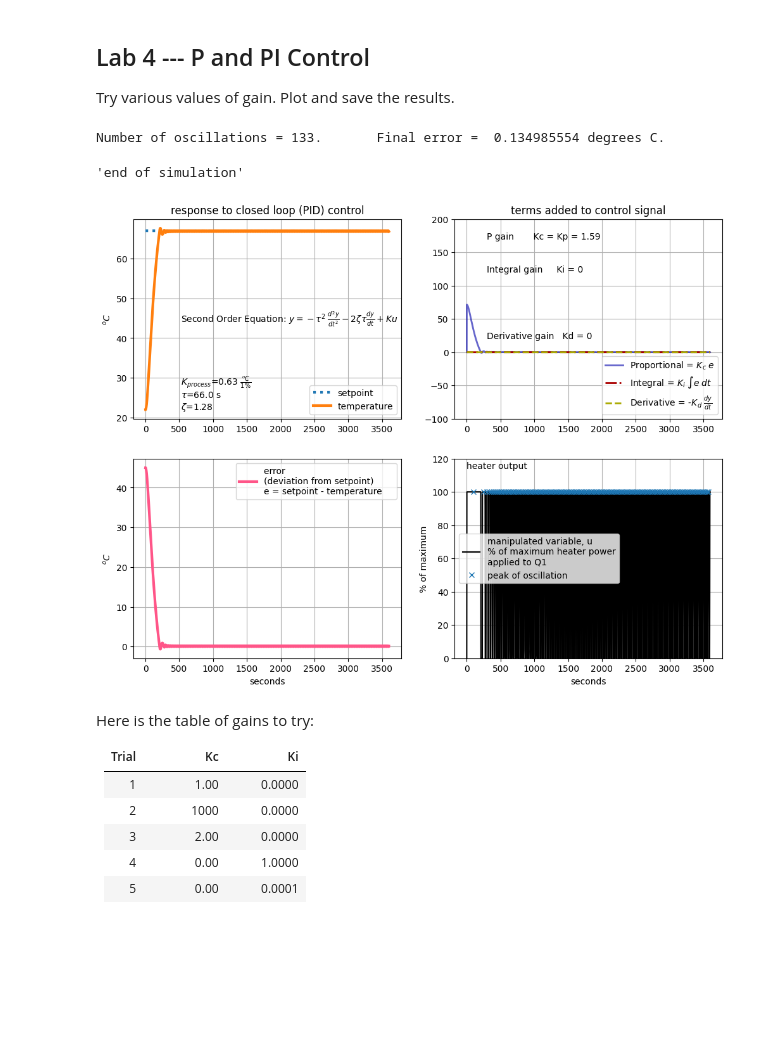
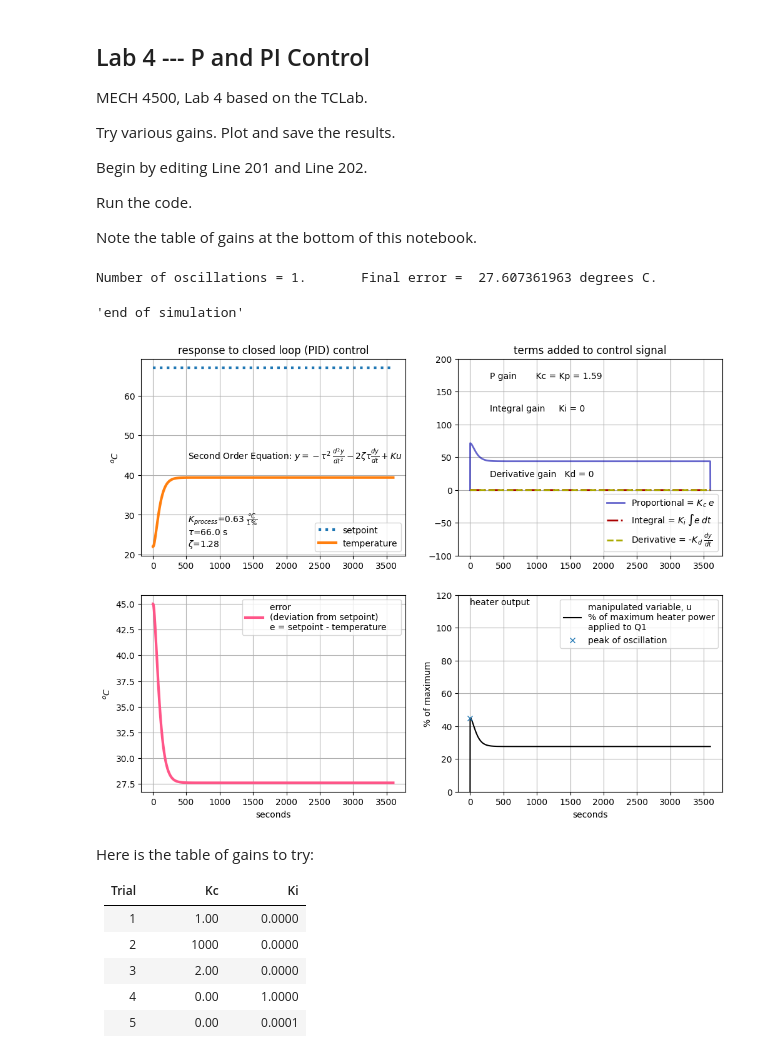
Before and after one commit to timhak/mech4500, a Jupyter notebook: Feb_05_Lab.ipynb, the cells around one changed output. Saved outputs shown, nothing was run; the diff lists cells and outputs as text; code cells hidden in the pictures; blank space fills up the shorter version.

Commit message:
set initial gains to 1,0,0,0 ;  pointed out the table at the end of the notebook

```diff
--- a/Feb_05_Lab.ipynb
+++ b/Feb_05_Lab.ipynb
@@ -1,7 +3,15 @@
 # %% [markdown]
 ## Lab 4 --- P and PI Control
 
-Try various values of gain.  Plot and save the results.
+MECH 4500, Lab 4 based on the TCLab.
+
+Try various gains.  Plot and save the results.
+
+Begin by editing Line 201 and Line 202.
+
+Run the code.
+
+Note the table of gains at the bottom of this notebook.
 # %%
 """
 Tune a P, PI, and PID controller.
@@ -24,7 +34,7 @@ from scipy.signal import find_peaks
 k= 0.63       # process gain, in 63 degC per 100 percent power
               # units = degC per 1% power
 tau=66.0   # time constant in seconds
-zeta=1.28  # no units, damping cooefficient (under, critical, over damped)
+zeta=1.28  # no units, damping cooefficient
 
 n=3600 # number of seconds for this simulation
 t=np.linspace(0,n,n+1)
@@ -185,36 +195,36 @@ def run_controller(Kc,Ki,Kd,Kf):
                              # last row (last=-1) gives results of this step
     # end of loop through all steps in time
 
     # CLEANUP by truncating tail end of the array (for prettier plot)
     u[n]=u[n-1]
     e[n]=e[n-1]=e[n-2]
     inte[n]=inte[n-1]
 
     # RETURN VECTORS OF: system output, PID signal, and error
     return(y,u,e)
     # END of run_controller()
 
 # *** note ***: starr gains fast response are:
 Kc=1/k    # proportional gain
 Ki=1/tau  # integral gain
 Kd=0.0    # derivative gain
 Kf=0.0    # feedforward gain
 
 ## PUT YOUR TEST VALUES HERE
 ## ADJUST Kc AND Ki FOR LAB 4
 
-Kc=0
+Kc=1.0
 Ki=0.0
 Kd=0.0
 Kf=0.0
 
 run_controller(Kc,Ki,Kd,Kf)
 plot_results()
 'end of simulation'
 # %% [output]
-Number of oscillations = 133.       Final error =  0.134985554 degrees C.
+Number of oscillations = 1.       Final error =  27.607361963 degrees C.
 'end of simulation'
-[figure, old version]
+[figure, new version]
 # %% [markdown]
 Here is the table of gains to try:
 
```
Also changed, not shown: parts of 1 cell of this notebook.
